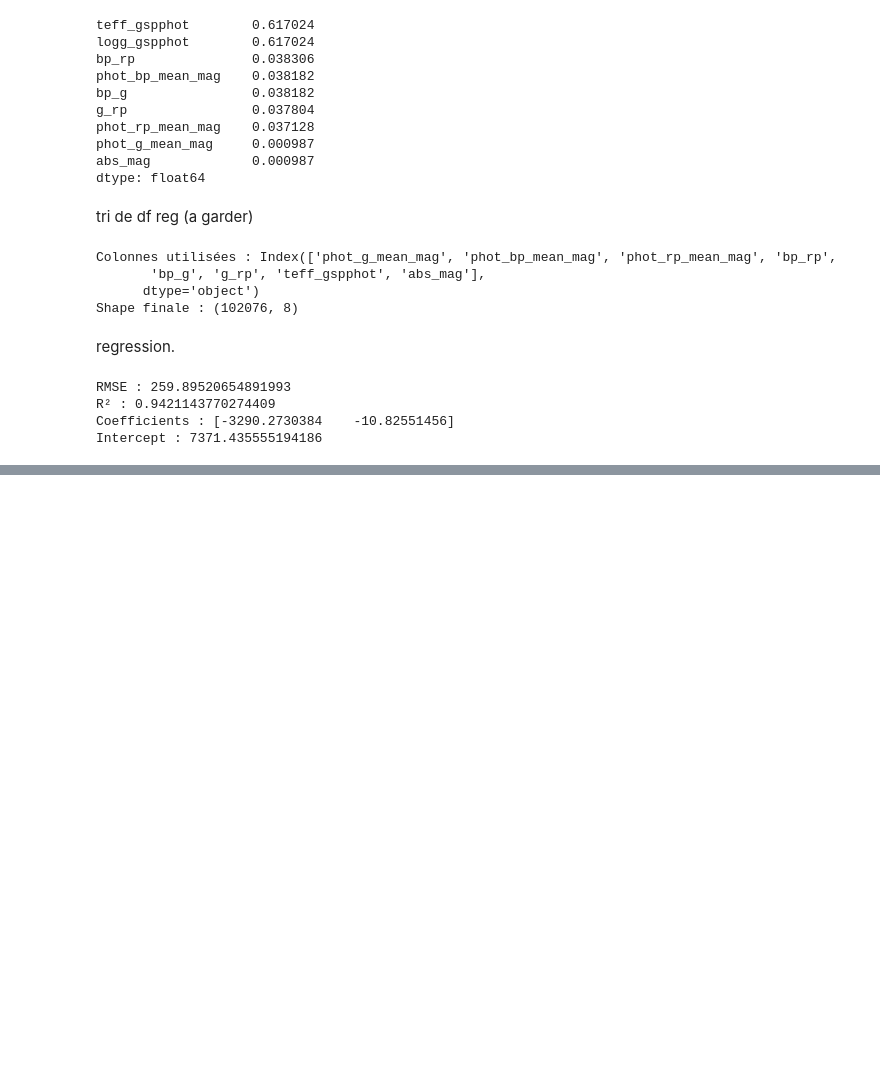
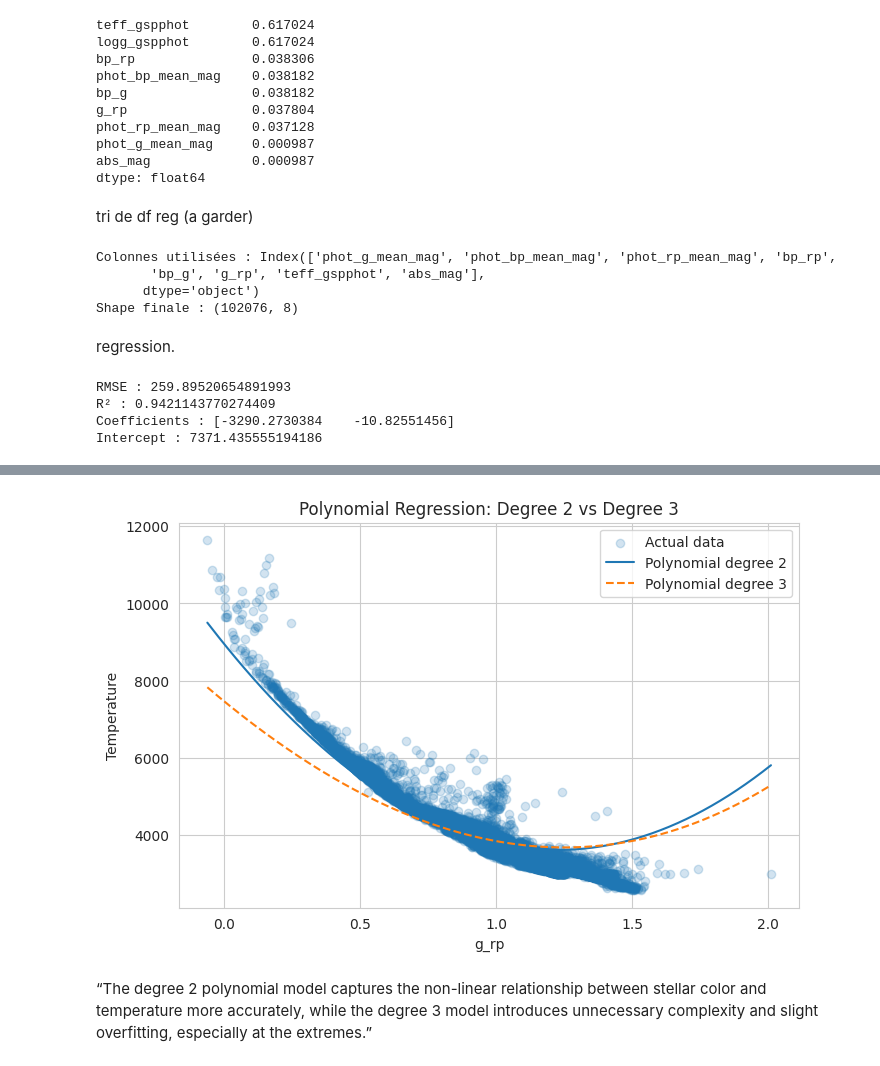
Before and after one commit to Valentinekrafft/Machinelearningproject, a Jupyter notebook: project_reg.ipynb, the cells around one changed output, grey strips where cells are left out. Cells and saved outputs as stored; diff of their text form; code cells hidden in the pictures; blank space fills up the shorter version.

```diff
--- a/project_reg.ipynb
+++ b/project_reg.ipynb
@@ -747,0 +870,43 @@ Finally, we built a first linear regression model using these selected features.
+# %%
+# Récupérer les modèles déjà entraînés
+model_deg2 = models["Polynomial_deg2"]
+model_deg3 = models["Polynomial_deg3"]
+
+# Fixer les autres variables à leur moyenne
+abs_mag_mean = X_test['abs_mag'].mean()
+phot_g_mean = X_test['phot_g_mean_mag'].mean()
+
+# Créer une plage de g_rp
+g_rp_range = np.linspace(X_test['g_rp'].min(), X_test['g_rp'].max(), 200)
+
+# Créer dataframe propre
+X_plot = pd.DataFrame({
+    'g_rp': g_rp_range,
+    'abs_mag': abs_mag_mean,
+    'phot_g_mean_mag': phot_g_mean
+})
+
+# Prédictions
+y_plot2 = model_deg2.predict(X_plot)
+y_plot3 = model_deg3.predict(X_plot)
+
+# Plot
+plt.figure(figsize=(8,5))
+
+# Données réelles
+plt.scatter(X_test['g_rp'], y_test, alpha=0.2, label="Actual data")
+
+# Courbes
+plt.plot(g_rp_range, y_plot2, label="Polynomial degree 2")
+plt.plot(g_rp_range, y_plot3, linestyle='--', label="Polynomial degree 3")
+
+plt.xlabel("g_rp")
+plt.ylabel("Temperature")
+plt.title("Polynomial Regression: Degree 2 vs Degree 3")
+plt.legend()
+
+plt.show()
+# %% [output]
+[figure, added]
+# %% [markdown]
+“The degree 2 polynomial model captures the non-linear relationship between stellar color and temperature more accurately, while the degree 3 model introduces unnecessary complexity and slight overfitting, especially at the extremes.”
```
Also changed, not shown: parts of 9 cells of this notebook.
